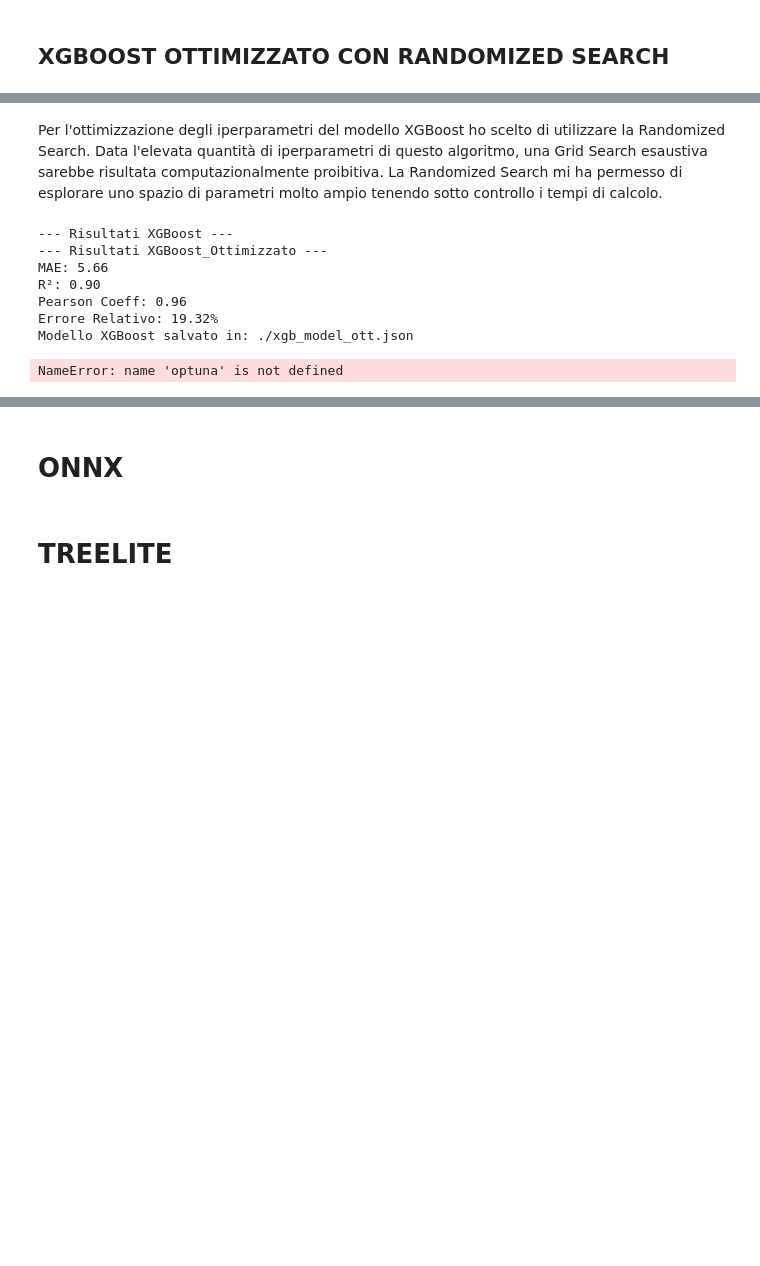
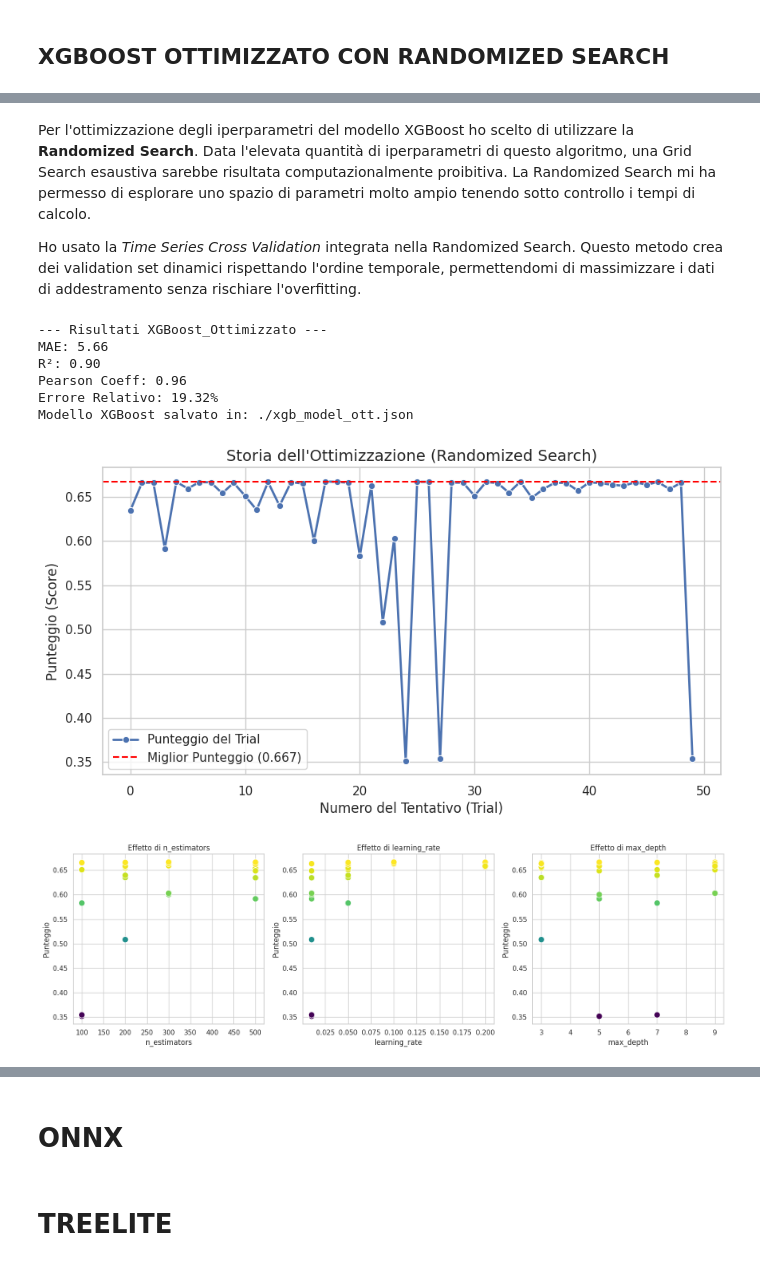
Before and after one commit to MatteMon03/progetto_data_intensive, a Jupyter notebook: MatteoMonari.ipynb, the cells around one changed output, grey strips where cells are left out. Drawn from its saved outputs; the diff is of its cells as text; code cells hidden in the pictures; blank space fills up the shorter version.

```diff
--- a/MatteoMonari.ipynb
+++ b/MatteoMonari.ipynb
@@ -545,13 +550,11 @@ plt.show()
 ## XGBOOST OTTIMIZZATO CON RANDOMIZED SEARCH
 # %%
 from sklearn.model_selection import TimeSeriesSplit, RandomizedSearchCV
-from xgboost import XGBRegressor # Usa XGBClassifier se il tuo fosse un problema di classificazione
 
 # 1. Inizializza il modello base
 xgb_model = XGBRegressor(random_state=42)
 
 # 2. Definisci il dizionario dei parametri da esplorare
-# Puoi inserire quanti valori vuoi qui dentro, tanto proverà solo combinazioni casuali
 param_distributions = {
     'n_estimators': [100, 200, 300, 500],
     'learning_rate': [0.01, 0.05, 0.1, 0.2],
@@ -560,17 +563,17 @@ param_distributions = {
     'colsample_bytree': [0.7, 0.8, 0.9, 1.0]
 }
 
-# 3. Creiamo il validatore speciale per le Serie Temporali (sostituisce il Validation Set manuale!)
+# 3. Creiamo il validatore speciale per le Serie Temporali
 tscv = TimeSeriesSplit(n_splits=3)
 
 # 3. Configura la Randomized Search
 random_search = RandomizedSearchCV(
     estimator=xgb_model,
     param_distributions=param_distributions,
-    n_iter=20,          # Numero di combinazioni casuali da provare (es. 20 o 30)
-    scoring='r2',       # Metrica di valutazione (usa 'neg_mean_squared_error' se preferisci l'MSE)
-    cv=tscv,               # Cross-Validation a 3 fold
-    verbose=2,          # Stampa l'avanzamento (così vedi che il PC sta lavorando)
+    n_iter=50,          # Numero di combinazioni casuali da provare (es. 20)
+    scoring='r2',       # Metrica di valutazione
+    cv=tscv,            # Cross-validation temporale
+    verbose=2,          # Stampa l'avanzamento
     random_state=42,
     n_jobs=-1           # Usa TUTTI i core del tuo processore per fare prima
 )
@@ -605,13 +597,14 @@ Ottimizzazione completata!
 I migliori parametri trovati sono:
 {'subsample': 0.8, 'n_estimators': 300, 'max_depth': 7, 'learning_rate': 0.1, 'colsample_bytree': 0.8}
 # %% [markdown]
-Per l'ottimizzazione degli iperparametri del modello XGBoost ho scelto di utilizzare la Randomized Search. Data l'elevata quantità di iperparametri di questo algoritmo, una Grid Search esaustiva sarebbe risultata computazionalmente proibitiva. La Randomized Search mi ha permesso di esplorare uno spazio di parametri molto ampio tenendo sotto controllo i tempi di calcolo.
+Per l'ottimizzazione degli iperparametri del modello XGBoost ho scelto di utilizzare la **Randomized Search**. Data l'elevata quantità di iperparametri di questo algoritmo, una Grid Search esaustiva sarebbe risultata computazionalmente proibitiva. La Randomized Search mi ha permesso di esplorare uno spazio di parametri molto ampio tenendo sotto controllo i tempi di calcolo.
+
+Ho usato la *Time Series Cross Validation* integrata nella Randomized Search. Questo metodo crea dei validation set dinamici rispettando l'ordine temporale, permettendomi di massimizzare i dati di addestramento senza rischiare l'overfitting.
 # %%
 # 1. Predizione con il modello ottimizzato
 y_pred_xgb = xgb_model_ott.predict(X_test)
 
 #4. STAMPA RISULTATI
-print(f"--- Risultati XGBoost ---")
 mae_xgb, r2_xgb, coeff_xgb = model_evaluation("XGBoost_Ottimizzato", y_test, y_pred_xgb)
 
 #5. SALVATAGGIO MODELLO OTTIMIZZATO
@@ -620,7 +613,6 @@ xgb_model_ott.save_model(model_path_xgb)
 
 print(f"Modello XGBoost salvato in: {model_path_xgb}")
 # %% [output]
---- Risultati XGBoost ---
 --- Risultati XGBoost_Ottimizzato ---
 MAE: 5.66
 R²: 0.90
@@ -628,12 +620,55 @@ Pearson Coeff: 0.96
 Errore Relativo: 19.32%
 Modello XGBoost salvato in: ./xgb_model_ott.json
 # %%
-# 1. Visualizza la storia dell'ottimizzazione
-fig1 = optuna.visualization.plot_optimization_history(study)
-fig1.show()
+# 1. Estraiamo tutti i risultati dei tentativi in un comodo DataFrame
+cv_results = pd.DataFrame(random_search.cv_results_)
+cv_results['Score'] = cv_results['mean_test_score']
 
-# 2. Visualizza l'importanza dei parametri
-fig2 = optuna.visualization.plot_param_importances(study)
-fig2.show()
+
+# GRAFICO 1: Storia dell'Ottimizzazione
+plt.figure(figsize=(10, 5))
+sns.set_theme(style="whitegrid")
+
+# Plottiamo l'andamento dei tentativi
+sns.lineplot(x=cv_results.index, y=cv_results['Score'], marker='o', linewidth=2, label='Punteggio del Trial')
+
+# Evidenziamo il miglior punteggio raggiunto
+best_score = cv_results['Score'].max()
+plt.axhline(best_score, color='red', linestyle='--', label=f'Miglior Punteggio ({best_score:.3f})')
+
+plt.title("Storia dell'Ottimizzazione (Randomized Search)", fontsize=14)
+plt.xlabel("Numero del Tentativo (Trial)")
+plt.ylabel("Punteggio (Score)")
+plt.legend()
+plt.show()
+
+# GRAFICO 2: Effetto dei Parametri
+parametri_cercati = ['param_n_estimators', 'param_learning_rate', 'param_max_depth']
+
+plt.figure(figsize=(16, 5))
+
+# Creiamo un subplot per ogni parametro
+for i, parametro in enumerate(parametri_cercati):
+    plt.subplot(1, len(parametri_cercati), i+1)
+
+    sns.scatterplot(
+        data=cv_results,
+        x=parametro,
+        y='Score',
+        hue='Score',        # Colora i punti in base al punteggio
+        palette='viridis',
+        s=100               # Dimensione dei punti
+    )
+
+
+    nome_pulito = parametro.replace('param_', '')
+    plt.title(f'Effetto di {nome_pulito}')
+    plt.xlabel(nome_pulito)
+    plt.ylabel('Punteggio')
+    plt.legend([],[], frameon=False)
+
+plt.tight_layout()
+plt.show()
 # %% [output]
-NameError: name 'optuna' is not defined
+[figure, added]
+[figure, added]
```
Also changed, not shown: parts of 18 cells of this notebook.
